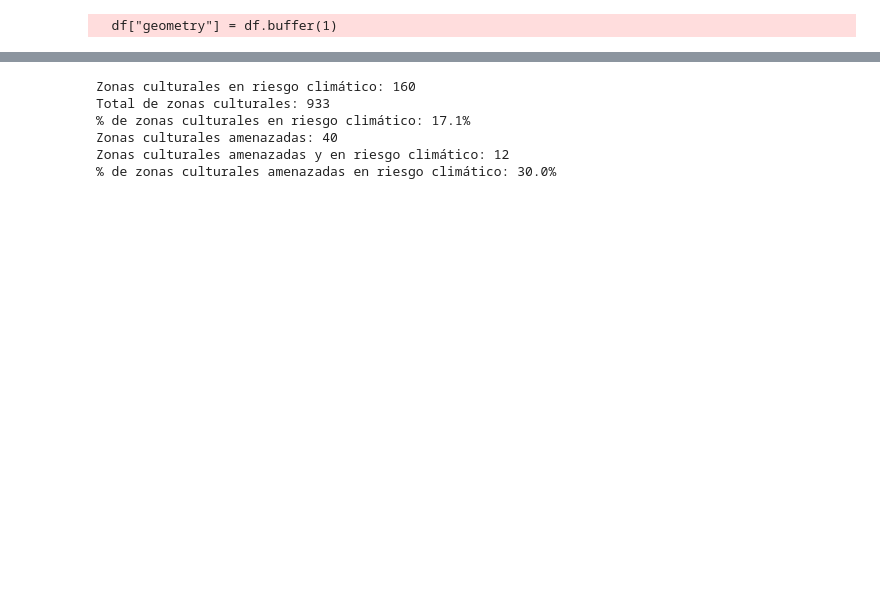
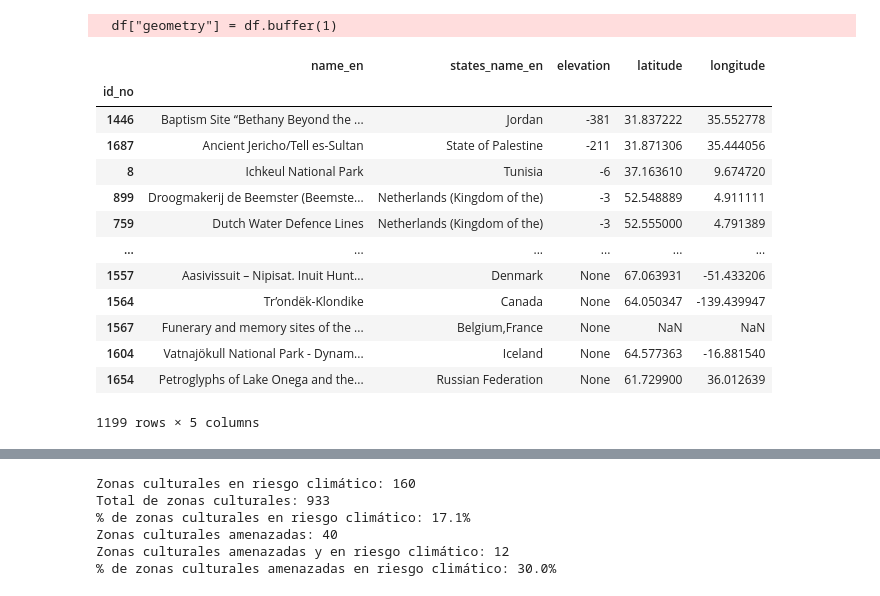
Before and after one commit to rodrigoms95/UNESCO_climate, a Jupyter notebook: code/heritage.ipynb, the cells around one changed output, grey strips where cells are left out. Drawn from its saved outputs; the diff is of its cells as text; code cells hidden in the pictures; blank space fills up the shorter version.

```diff
--- a/code/heritage.ipynb
+++ b/code/heritage.ipynb
@@ -70,3 +70,20 @@ df["geometry"] = df.buffer(1)
 df = df.set_geometry("geometry")
 # %% [output]
   df["geometry"] = df.buffer(1)
+# %%
+df[["name_en", "states_name_en", "elevation", "latitude", "longitude"]].sort_values("elevation")
+# %% [output]
+|  | name_en | states_name_en | elevation | latitude | longitude |
+| id_no |  |  |  |  |  |
+| 1446 | Baptism Site “Bethany Beyond the ... | Jordan | -381 | 31.837222 | 35.552778 |
+| 1687 | Ancient Jericho/Tell es-Sultan | State of Palestine | -211 | 31.871306 | 35.444056 |
+| 8 | Ichkeul National Park | Tunisia | -6 | 37.163610 | 9.674720 |
+| 899 | Droogmakerij de Beemster (Beemste... | Netherlands (Kingdom of the) | -3 | 52.548889 | 4.911111 |
+| 759 | Dutch Water Defence Lines | Netherlands (Kingdom of the) | -3 | 52.555000 | 4.791389 |
+| ... | ... | ... | ... | ... | ... |
+| 1557 | Aasivissuit – Nipisat. Inuit Hunt... | Denmark | None | 67.063931 | -51.433206 |
+| 1564 | Tr’ondëk-Klondike | Canada | None | 64.050347 | -139.439947 |
+| 1567 | Funerary and memory sites of the ... | Belgium,France | None | NaN | NaN |
+| 1604 | Vatnajökull National Park - Dynam... | Iceland | None | 64.577363 | -16.881540 |
+| 1654 | Petroglyphs of Lake Onega and the... | Russian Federation | None | 61.729900 | 36.012639 |
+1199 rows × 5 columns
```
Also changed, not shown: parts of 7 cells of this notebook, 6 other files.
